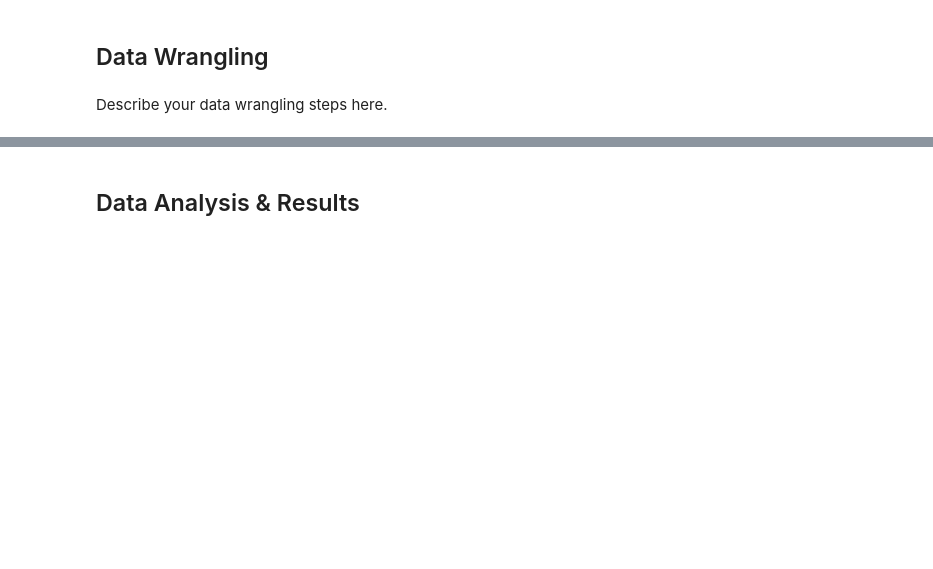
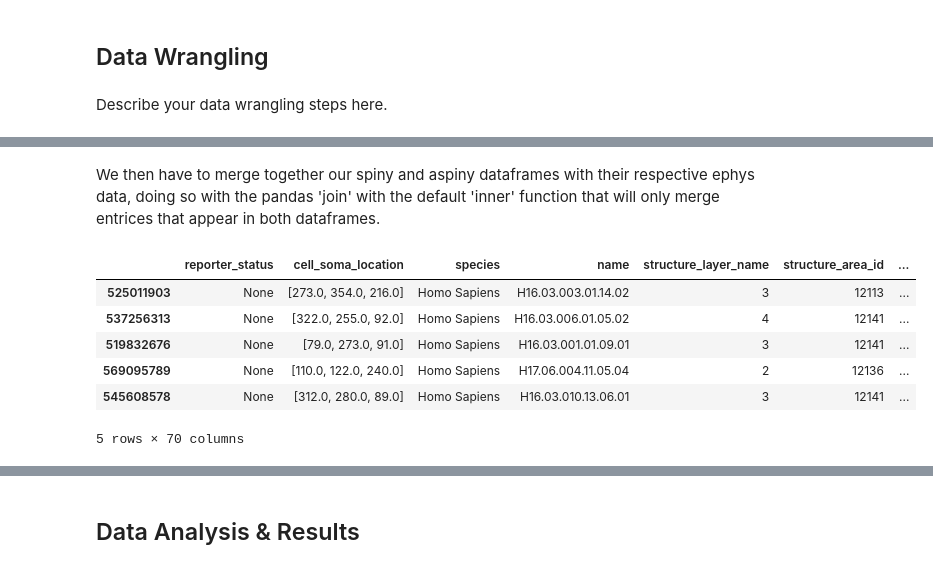
Before and after one commit to cbn003/CellTypes, a Jupyter notebook: CellTypesProject.ipynb, the cells around one changed output, grey strips where cells are left out. Cells and saved outputs as stored; diff of their text form; code cells hidden in the pictures; blank space fills up the shorter version.

```diff
--- a/CellTypesProject.ipynb
+++ b/CellTypesProject.ipynb
@@ -72,0 +99,5 @@ mouse_df.head(5) # Showcasing the first 5 rows of this dataframe
+# %%
+ephys_features = ctc.get_ephys_features()
+ephys_features = pd.DataFrame(ephys_features)
+ephys_features = ephys_features.set_index('specimen_id') # Setting the index by specimen_id, similar to how the previous dataframes were set to 'id'
+print(ephys_features.columns)
@@ -72,0 +122,15 @@ mouse_df.head(5) # Showcasing the first 5 rows of this dataframe
+# %% [markdown]
+We then have to merge together our spiny and aspiny dataframes with their respective ephys data, doing so with the pandas 'join' with the default 'inner' function that will only merge entrices that appear in both dataframes.
+# %%
+human_spiny_ephys = human_spiny.join(ephys_features, how='inner')
+human_aspiny_ephys = human_aspiny.join(ephys_features, how='inner')
+# %%
+human_spiny_ephys.head(5) # Checking the dataframe to ensure the merge was successful
+# %% [output]
+|  | reporter_status | cell_soma_location | species | name | structure_layer_name | structure_area_id | ... |
+| 525011903 | None | [273.0, 354.0, 216.0] | Homo Sapiens | H16.03.003.01.14.02 | 3 | 12113 | ... |
+| 537256313 | None | [322.0, 255.0, 92.0] | Homo Sapiens | H16.03.006.01.05.02 | 4 | 12141 | ... |
+| 519832676 | None | [79.0, 273.0, 91.0] | Homo Sapiens | H16.03.001.01.09.01 | 3 | 12141 | ... |
+| 569095789 | None | [110.0, 122.0, 240.0] | Homo Sapiens | H17.06.004.11.05.04 | 2 | 12136 | ... |
+| 545608578 | None | [312.0, 280.0, 89.0] | Homo Sapiens | H16.03.010.13.06.01 | 3 | 12141 | ... |
+5 rows × 70 columns
```
Also changed, not shown: parts of 14 cells of this notebook.
